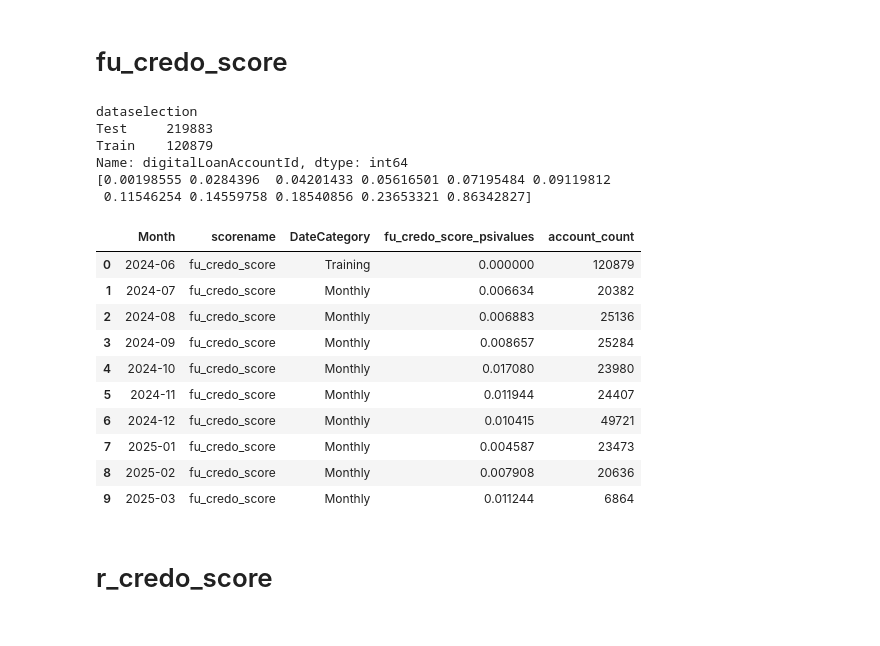
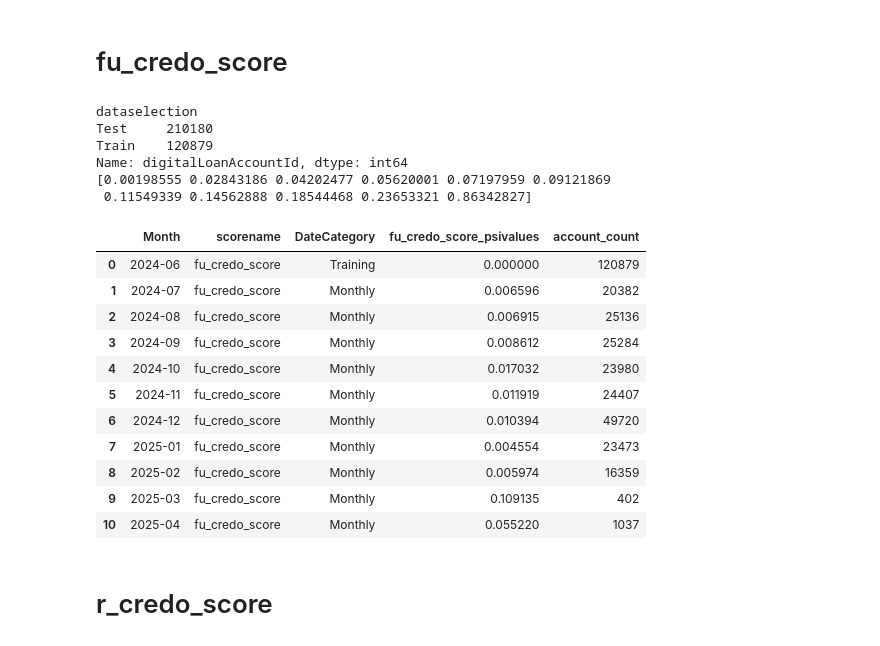
Before and after one commit to dchakroborti-tonik/Model_Monitoring, a Jupyter notebook: PSI Monitoring/PSI_Monitoring_20250317.ipynb, the cells around one changed output. Drawn from its saved outputs; the diff is of its cells as text; code cells hidden in the pictures.

```diff
--- a/PSI Monitoring/PSI_Monitoring_20250317.ipynb
+++ b/PSI Monitoring/PSI_Monitoring_20250317.ipynb
@@ -688,7 +706,7 @@ from datetime import datetime
 
 # Assuming your DataFrame is called 'df' and has the structure from the image
 # Replace this with your actual DataFrame loading process
-sq = """
+sq = f"""
 with base as
 (select
   a.digitalLoanAccountId,
@@ -700,13 +718,16 @@ with base as
        when date_trunc(a.ln_appln_submit_datetime, day) >= '2024-07-01' then 'Test'
        Else 'Other' end dataselection,
   a.beta_stack_score sb_stack_score,
- from risk_mart.sil_risk_ds_master_20230101_20250309 a
+ from {a} a
  where a.ln_loan_applied_flag = 1 and ln_dl_rule_reject_flag = 0
  and date_trunc(a.ln_appln_submit_datetime, day) >= '2023-04-01'
  )
  select * from base where sb_stack_score is not null and dataselection in ('Train', 'Test');"""
 df = client.query(sq).to_dataframe(progress_bar_type='tqdm')
 print(df.groupby(['dataselection'])['digitalLoanAccountId'].nunique())
+
+# convert sb_stack_score to numeric if it's not already
+df['sb_stack_score'] = pd.to_numeric(df['sb_stack_score'], errors='coerce')
 
 # Convert Application_month to datetime if it's not already
 if df['Application_month'].dtype != 'datetime64[ns]':
@@ -802,7 +824,7 @@ from datetime import datetime
 
 # Assuming your DataFrame is called 'df' and has the structure from the image
 # Replace this with your actual DataFrame loading process
-sq = """
+sq = f"""
 with base as
 (select
   a.digitalLoanAccountId,
@@ -814,13 +836,15 @@ with base as
        when date_trunc(a.ln_appln_submit_datetime, day) >= '2024-07-01' then 'Test'
        Else 'Other' end dataselection,
   a.alpha_stack_score sa_stack_score,
- from risk_mart.sil_risk_ds_master_20230101_20250309  a
+ from {a}  a
  where a.ln_loan_applied_flag = 1  and ln_dl_rule_reject_flag = 0
  and date_trunc(a.ln_appln_submit_datetime, day) >= '2023-04-01'
  )
  select * from base where sa_stack_score is not null and dataselection in ('Train', 'Test');"""
 df = client.query(sq).to_dataframe(progress_bar_type='tqdm')
 print(df.groupby(['dataselection'])['digitalLoanAccountId'].nunique())
+# Covert sa_stack_score to numeric if it's not already
+df['sa_stack_score'] = pd.to_numeric(df['sa_stack_score'], errors='coerce')
 
 # Convert Application_month to datetime if it's not already
 if df['Application_month'].dtype != 'datetime64[ns]':
@@ -915,7 +940,7 @@ from datetime import datetime
 
 # Assuming your DataFrame is called 'df' and has the structure from the image
 # Replace this with your actual DataFrame loading process
-sq = """
+sq = f"""
 with base as
 (select
   a.digitalLoanAccountId,
@@ -926,14 +951,17 @@ with base as
   case when date_trunc(a.ln_appln_submit_datetime, day) between '2023-07-01' and '2024-06-30' then 'Train'
        when date_trunc(a.ln_appln_submit_datetime, day) >= '2024-07-01' then 'Test'
        Else 'Other' end dataselection,
-  a.credo_cash_score c_credo_score,
- from risk_mart.sil_risk_ds_master_20230101_20250309  a
+  a.credo_quick_score c_credo_score,
+ from {a}  a
  where a.ln_loan_applied_flag = 1  and ln_dl_rule_reject_flag = 0
  and date_trunc(a.ln_appln_submit_datetime, day) >= '2023-07-01'
  )
  select * from base where c_credo_score is not null and dataselection in ('Train', 'Test');"""
 df = client.query(sq).to_dataframe(progress_bar_type='tqdm')
 print(df.groupby(['dataselection'])['digitalLoanAccountId'].nunique())
+
+# Convert c_credo_score to numeric if it's not already
+df['c_credo_score'] = pd.to_numeric(df['c_credo_score'], errors='coerce')
 
 # Convert Application_month to datetime if it's not already
 if df['Application_month'].dtype != 'datetime64[ns]':
@@ -1030,7 +1059,7 @@ from datetime import datetime
 
 # Assuming your DataFrame is called 'df' and has the structure from the image
 # Replace this with your actual DataFrame loading process
-sq = """
+sq = f"""
 with base as
 (select
   a.digitalLoanAccountId,
@@ -1042,13 +1071,16 @@ with base as
        when date_trunc(a.ln_appln_submit_datetime, day) >= '2024-07-01' then 'Test'
        Else 'Other' end dataselection,
   a.credo_sil_score s_credo_score,
- from risk_mart.sil_risk_ds_master_20230101_20250309  a
+ from {a}  a
  where a.ln_loan_applied_flag = 1  and ln_dl_rule_reject_flag = 0
  and date_trunc(a.ln_appln_submit_datetime, day) >= '2023-07-01'
  )
  select * from base where s_credo_score is not null and dataselection in ('Train', 'Test');"""
 df = client.query(sq).to_dataframe(progress_bar_type='tqdm')
 print(df.groupby(['dataselection'])['digitalLoanAccountId'].nunique())
+
+# Convert s_credo_score to numeric if it's not already
+df['s_credo_score'] = pd.to_numeric(df['s_credo_score'], errors='coerce')
 
 # Convert Application_month to datetime if it's not already
 if df['Application_month'].dtype != 'datetime64[ns]':
@@ -1143,7 +1176,7 @@ from datetime import datetime
 
 # Assuming your DataFrame is called 'df' and has the structure from the image
 # Replace this with your actual DataFrame loading process
-sq = """
+sq = f"""
 with base as
 (select
   a.digitalLoanAccountId,
@@ -1154,14 +1187,17 @@ with base as
   case when date_trunc(a.ln_appln_submit_datetime, day) between '2023-07-01' and '2024-06-30' then 'Train'
        when date_trunc(a.ln_appln_submit_datetime, day) >= '2024-07-01' then 'Test'
        Else 'Other' end dataselection,
-  a.credo_flexup_score fu_credo_score,
- from risk_mart.sil_risk_ds_master_20230101_20250309 a
+  a.credo_flex_score fu_credo_score,
+ from {a} a
  where a.ln_loan_applied_flag = 1  and ln_dl_rule_reject_flag = 0
  and date_trunc(a.ln_appln_submit_datetime, day) >= '2023-07-01'
  )
  select * from base where fu_credo_score is not null and dataselection in ('Train', 'Test');"""
 df = client.query(sq).to_dataframe(progress_bar_type='tqdm')
 print(df.groupby(['dataselection'])['digitalLoanAccountId'].nunique())
+
+# Convert fu_credo_score to numeric if it's not already
+df['fu_credo_score'] = pd.to_numeric(df['fu_credo_score'], errors='coerce')
 
 # Convert Application_month to datetime if it's not already
 if df['Application_month'].dtype != 'datetime64[ns]':
@@ -1208,45 +1244,46 @@ monthly_psi_results.append({
     'DateCategory': 'Training',
     'psivalues': train_psi,
     'account_count': train_df['digitalLoanAccountId'].nunique()  # Add distinct account count
 })
 
 # Calculate monthly PSI for the test set
 for month in sorted(test_df['Application_month'].unique()):
     month_str = month.strftime('%Y-%m')
     month_df = test_df[test_df['Application_month'] == month]
     if not month_df.empty:
         month_psi = calculate_psi_with_bins(month_df['fu_credo_score'], train_decile_bins)
         monthly_psi_results.append({
             'Month': month_str,
             # 'loan_type': month_df['ln_loan_type'].iloc[0],  # Assuming loan_type is consistent in the month
             'scorename': 'fu_credo_score',
             'DateCategory': 'Monthly',
             'psivalues': month_psi,
             'account_count': month_df['digitalLoanAccountId'].nunique()  # Add distinct account count
         })
 
 # Create the output DataFrame
 fu_credo_score_output_df = pd.DataFrame(monthly_psi_results)
 fu_credo_score_output_df.rename(columns={'psivalues':'fu_credo_score_psivalues'}, inplace = True)
 fu_credo_score_output_df
 # %% [output]
 dataselection
-Test     219883
+Test     210180
 Train    120879
 Name: digitalLoanAccountId, dtype: int64
-[0.00198555 0.0284396  0.04201433 0.05616501 0.07195484 0.09119812
- 0.11546254 0.14559758 0.18540856 0.23653321 0.86342827]
+[0.00198555 0.02843186 0.04202477 0.05620001 0.07197959 0.09121869
+ 0.11549339 0.14562888 0.18544468 0.23653321 0.86342827]
 |  | Month | scorename | DateCategory | fu_credo_score_psivalues | account_count |
 | 0 | 2024-06 | fu_credo_score | Training | 0.000000 | 120879 |
-| 1 | 2024-07 | fu_credo_score | Monthly | 0.006634 | 20382 |
-| 2 | 2024-08 | fu_credo_score | Monthly | 0.006883 | 25136 |
-| 3 | 2024-09 | fu_credo_score | Monthly | 0.008657 | 25284 |
-| 4 | 2024-10 | fu_credo_score | Monthly | 0.017080 | 23980 |
-| 5 | 2024-11 | fu_credo_score | Monthly | 0.011944 | 24407 |
-| 6 | 2024-12 | fu_credo_score | Monthly | 0.010415 | 49721 |
-| 7 | 2025-01 | fu_credo_score | Monthly | 0.004587 | 23473 |
-| 8 | 2025-02 | fu_credo_score | Monthly | 0.007908 | 20636 |
-| 9 | 2025-03 | fu_credo_score | Monthly | 0.011244 | 6864 |
+| 1 | 2024-07 | fu_credo_score | Monthly | 0.006596 | 20382 |
+| 2 | 2024-08 | fu_credo_score | Monthly | 0.006915 | 25136 |
+| 3 | 2024-09 | fu_credo_score | Monthly | 0.008612 | 25284 |
+| 4 | 2024-10 | fu_credo_score | Monthly | 0.017032 | 23980 |
+| 5 | 2024-11 | fu_credo_score | Monthly | 0.011919 | 24407 |
+| 6 | 2024-12 | fu_credo_score | Monthly | 0.010394 | 49720 |
+| 7 | 2025-01 | fu_credo_score | Monthly | 0.004554 | 23473 |
+| 8 | 2025-02 | fu_credo_score | Monthly | 0.005974 | 16359 |
+| 9 | 2025-03 | fu_credo_score | Monthly | 0.109135 | 402 |
+| 10 | 2025-04 | fu_credo_score | Monthly | 0.055220 | 1037 |
 # %% [markdown]
 # r_credo_score
 # %%
```
Also changed, not shown: parts of 24 cells of this notebook, 4 other files.
